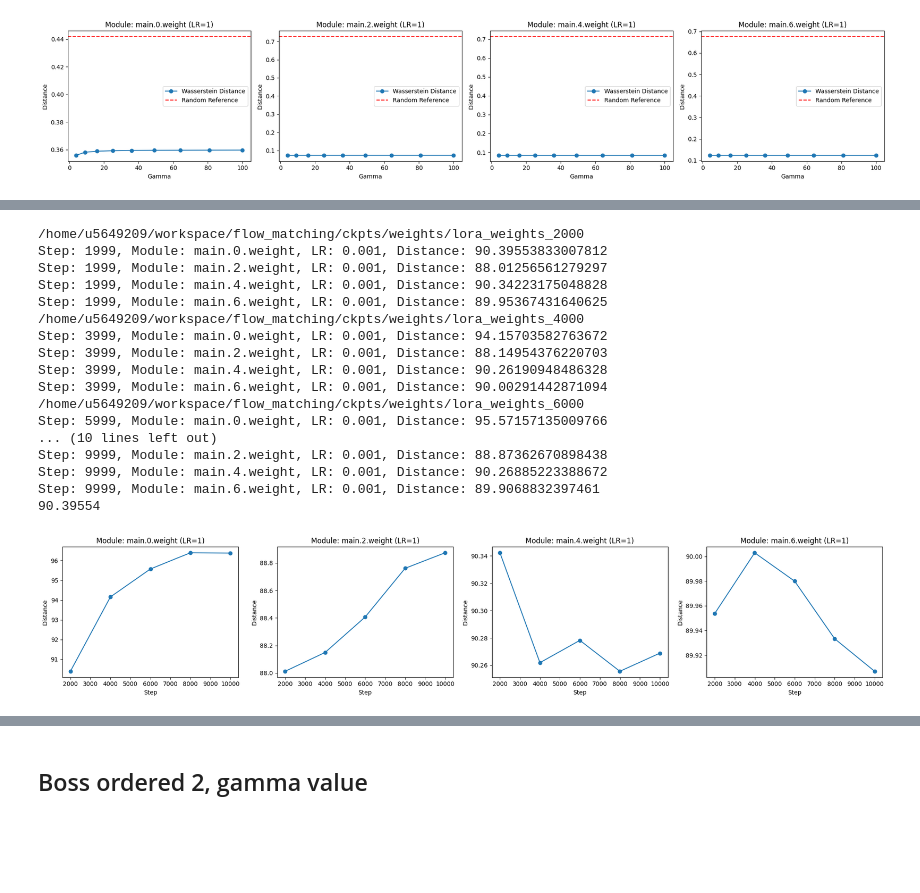
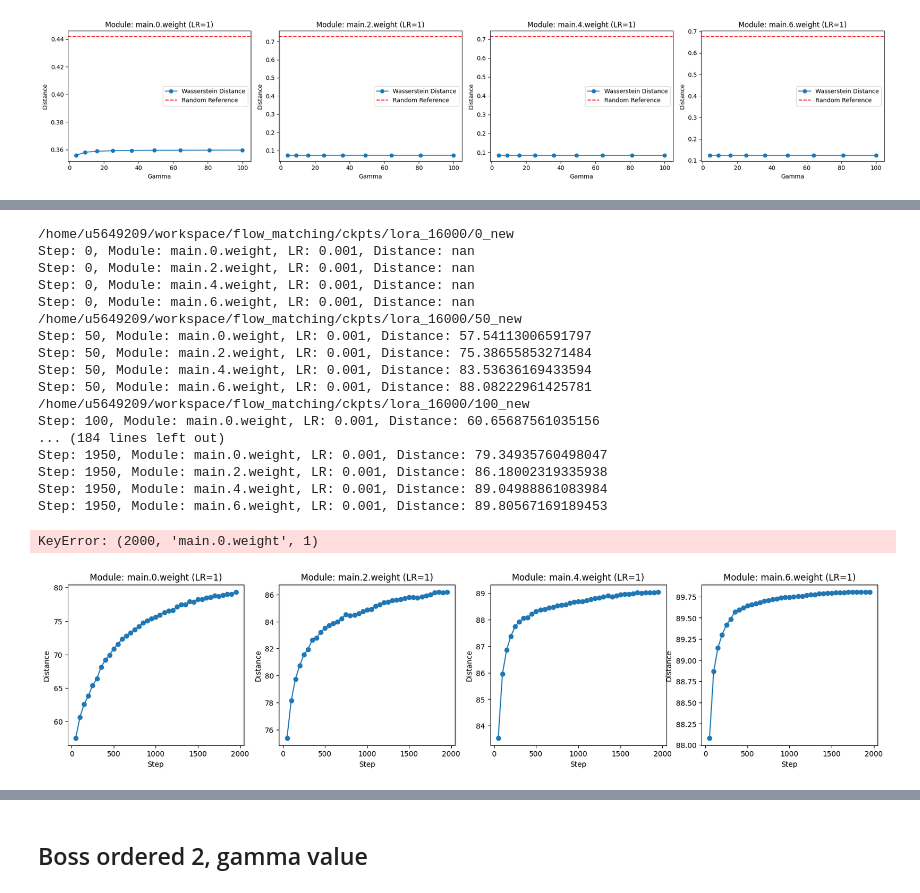
Before and after one commit to jkdxg8837/Diffusion_One, a Jupyter notebook: theorem_veri_loraone.ipynb, the cells around one changed output, grey strips where cells are left out. Drawn from its saved outputs; the diff is of its cells as text; code cells hidden in the pictures; blank space fills up the shorter version.

Commit message:
pre-train & gradient generation & readme & inference

```diff
--- a/theorem_veri_loraone.ipynb
+++ b/theorem_veri_loraone.ipynb
@@ -207,23 +72,31 @@ Layer 4: Wasserstein Distance (random) = 0.8439114347236515, Frobenius Norm (ran
 # %%
-from peft import LoraConfig, get_peft_model
 # checkpoint_steps = [1999,7999,13999,19999]
 vf_lora_reinit = MLP(input_dim=2, time_dim=1, hidden_dim=hidden_dim).to(device)
 vf_lora_reinit.load_state_dict(torch.load(f"/home/u5649209/workspace/flow_matching/ckpts/weights/raw_model_19999.pth", map_location=device))
 lora_config = LoraConfig(
     r=2,
     lora_alpha=4,
-    target_modules=["main.0", "main.2", "main.4", "main.6", "main.8"],  # target Linear layers in MLP
+    target_modules=["main.0", "main.2", "main.4", "main.6"],  # target Linear layers in MLP
     init_lora_weights="gaussian",
 )
 vf_lora_reinit = get_peft_model(vf_lora_reinit, lora_config)
 
+# Lora-v init
+# gamma = 9
+# with open(f'/home/u5649209/workspace/flow_matching/ckpts/raw_model_gradients/models_grads_step19999.pkl', 'rb') as f:
+#     named_grad = pickle.load(f)
+# _ = reinit_lora(vf_lora_reinit, gamma, named_grad)
+# state_dict = vf_lora_reinit.state_dict()
 
-gamma = 9
-with open(f'/home/u5649209/workspace/flow_matching/ckpts/raw_model_gradients/models_grads_step19999.pkl', 'rb') as f:
-    named_grad = pickle.load(f)
-_ = reinit_lora(vf_lora_reinit, gamma, named_grad)
-state_dict = vf_lora_reinit.state_dict()
+# lora init
+ckpt = 2000
 
+weight_path = f'/home/u5649209/workspace/flow_matching/ckpts/lora-one_pretrainiter_16000_0_15000_gamma81/{ckpt}_new'
+# Full model finetuned weights
+# peft_config = PeftConfig.from_pretrained(weight_path)
+vf_lora_compare = MLP(input_dim=2, time_dim=1, hidden_dim=hidden_dim).to(device)
+vf_lora_compare = PeftModel.from_pretrained(vf_lora_compare, weight_path)
+state_dict = vf_lora_compare.state_dict()
 
 layer_num  = [0, 2, 4, 6]
 
@@ -232,14 +105,14 @@ module_list = ["main.0.weight", "main.0.bias", "main.2.weight", "main.2.bias",
                    "main.4.weight", "main.4.bias", "main.6.weight", "main.6.bias",
                 #    "main.8.weight", "main.8.bias"
                 ]
-checkpoint_steps = [1999, 3999, 5999, 7999, 9999]
+checkpoint_steps = range(0, 3000, 50)
 
 
 distance_module_dict = {}
 # Calculate distance between original weights + lora_weights & trained weights
 for ckpt in checkpoint_steps:
 
-    weight_path = f'/home/u5649209/workspace/flow_matching/ckpts/weights/full_model_{ckpt}.pth'
+    weight_path = f'/home/u5649209/workspace/flow_matching/ckpts/fft_16000/{ckpt}_new.pth'
     # Full model finetuned weights
     loaded_weights = torch.load(weight_path, map_location=device)
 
@@ -281,7 +154,7 @@ for idx, module in enumerate(modules):
     axs[idx].set_xlabel("Step")
     axs[idx].set_ylabel("Distance")
     axs[idx].set_title(f"Module: {module} (LR={lr_fixed})")
-print(distance_module_dict[(1999, 'main.0.weight', 1)])
+
 plt.tight_layout()
 
 plt.show()
@@ -424,11 +297,11 @@ vf_lora_reinit.load_state_dict(torch.load(f"/home/u5649209/workspace/flow_matchi
 vf_lora_reinit = get_peft_model(vf_lora_reinit, lora_config)
 # print(vf.state_dict()['base_model.model.main.8.lora_A.default.weight'].shape)
 
-gamma = 9
-gamma_list = [4, 9 , 16, 25, 36, 49, 64, 81, 100]
-with open(f'/home/u5649209/workspace/flow_matching/ckpts/raw_model_gradients/models_grads_step19999.pkl', 'rb') as f:
+gamma = 81
+gamma_list = [4, 9, 16, 25, 36, 49, 64, 81, 100]
+with open(f'/home/u5649209/workspace/flow_matching/ckpts/raw_model_gradients/fullP16000_step0_data_new_iter_15000.pkl', 'rb') as f:
     named_grad = pickle.load(f)
-_ = reinit_lora(vf_lora_reinit, gamma, named_grad)
+_ = reinit_lora(vf_lora_reinit, gamma, named_grad, init_mode = "lora-one")
 state_dict = vf_lora_reinit.state_dict()
 
 
@@ -439,13 +312,13 @@ module_list = ["main.0.weight", "main.0.bias", "main.2.weight", "main.2.bias",
                    "main.4.weight", "main.4.bias", "main.6.weight", "main.6.bias",
                 #    "main.8.weight", "main.8.bias"
                 ]
-checkpoint_steps = [1999, 3999, 5999, 7999, 9999]
+checkpoint_steps = range(0, 2000, 50)
 
 distance_module_dict = {}
 # Calculate distance between original weights + lora_weights & trained weights
 for ckpt in checkpoint_steps:
 
-    weight_path = f'/home/u5649209/workspace/flow_matching/ckpts/weights/lora_weights_{ckpt+1}'
+    weight_path = f'/home/u5649209/workspace/flow_matching/ckpts/lora_16000/{ckpt}_new'
     # Full model finetuned weights
     # peft_config = PeftConfig.from_pretrained(weight_path)
     vf_lora_compare = MLP(input_dim=2, time_dim=1, hidden_dim=hidden_dim).to(device)
@@ -467,49 +340,50 @@ for ckpt in checkpoint_steps:
         # distance = wasserstein_distance(after_optimization_weights.cpu().numpy().flatten(), weights.cpu().numpy().flatten())
         weight_1=lora_combined_weights
         weight_2=lora_combined_weights_compare
 
         dot_product = np.dot(weight_1.flatten().cpu().numpy(), weight_2.flatten().cpu().numpy())
         norm_after = np.linalg.norm(weight_1.flatten().cpu().numpy())
         norm_weights = np.linalg.norm(weight_2.flatten().cpu().numpy())
         distance = np.arccos(np.clip(dot_product / (norm_after * norm_weights), -1.0, 1.0)) / np.pi * 180
         # Print the step, module, learning rate, and distance
         # print(f"Step: {step}, Module: {module}, LR: {lr}, Distance: {distance}")
         print(f"Step: {ckpt}, Module: {module}, LR: {lr}, Distance: {distance}")
         distance_module_dict[(ckpt, module, 1)] = distance
 
 # Plot distance vs step for learning rate = 1
 lr_fixed = 1
 modules = [m for m in module_list if 'bias' not in m]
 fig, axs = plt.subplots(1, len(modules), figsize=(5 * len(modules), 4))
 if len(modules) == 1:
     axs = [axs]
 for idx, module in enumerate(modules):
     steps = checkpoint_steps
     distances = [distance_module_dict[(step, module, lr_fixed)] for step in steps]
     axs[idx].plot(steps, distances, marker='o')
     axs[idx].set_xlabel("Step")
     axs[idx].set_ylabel("Distance")
     axs[idx].set_title(f"Module: {module} (LR={lr_fixed})")
-print(distance_module_dict[(1999, 'main.0.weight', 1)])
+print(distance_module_dict[(2000, 'main.0.weight', 1)])
 plt.tight_layout()
 plt.savefig("distance_vs_step_lr1.png")
 plt.show()
 # %% [output]
-/home/u5649209/workspace/flow_matching/ckpts/weights/lora_weights_2000
-Step: 1999, Module: main.0.weight, LR: 0.001, Distance: 90.39553833007812
-Step: 1999, Module: main.2.weight, LR: 0.001, Distance: 88.01256561279297
-Step: 1999, Module: main.4.weight, LR: 0.001, Distance: 90.34223175048828
-Step: 1999, Module: main.6.weight, LR: 0.001, Distance: 89.95367431640625
-/home/u5649209/workspace/flow_matching/ckpts/weights/lora_weights_4000
-Step: 3999, Module: main.0.weight, LR: 0.001, Distance: 94.15703582763672
-Step: 3999, Module: main.2.weight, LR: 0.001, Distance: 88.14954376220703
-Step: 3999, Module: main.4.weight, LR: 0.001, Distance: 90.26190948486328
-Step: 3999, Module: main.6.weight, LR: 0.001, Distance: 90.00291442871094
-/home/u5649209/workspace/flow_matching/ckpts/weights/lora_weights_6000
-Step: 5999, Module: main.0.weight, LR: 0.001, Distance: 95.57157135009766
-... (10 lines left out)
-Step: 9999, Module: main.2.weight, LR: 0.001, Distance: 88.87362670898438
-Step: 9999, Module: main.4.weight, LR: 0.001, Distance: 90.26885223388672
-Step: 9999, Module: main.6.weight, LR: 0.001, Distance: 89.9068832397461
-90.39554
+/home/u5649209/workspace/flow_matching/ckpts/lora_16000/0_new
+Step: 0, Module: main.0.weight, LR: 0.001, Distance: nan
+Step: 0, Module: main.2.weight, LR: 0.001, Distance: nan
+Step: 0, Module: main.4.weight, LR: 0.001, Distance: nan
+Step: 0, Module: main.6.weight, LR: 0.001, Distance: nan
+/home/u5649209/workspace/flow_matching/ckpts/lora_16000/50_new
+Step: 50, Module: main.0.weight, LR: 0.001, Distance: 57.54113006591797
+Step: 50, Module: main.2.weight, LR: 0.001, Distance: 75.38655853271484
+Step: 50, Module: main.4.weight, LR: 0.001, Distance: 83.53636169433594
+Step: 50, Module: main.6.weight, LR: 0.001, Distance: 88.08222961425781
+/home/u5649209/workspace/flow_matching/ckpts/lora_16000/100_new
+Step: 100, Module: main.0.weight, LR: 0.001, Distance: 60.65687561035156
+... (184 lines left out)
+Step: 1950, Module: main.0.weight, LR: 0.001, Distance: 79.34935760498047
+Step: 1950, Module: main.2.weight, LR: 0.001, Distance: 86.18002319335938
+Step: 1950, Module: main.4.weight, LR: 0.001, Distance: 89.04988861083984
+Step: 1950, Module: main.6.weight, LR: 0.001, Distance: 89.80567169189453
+KeyError: (2000, 'main.0.weight', 1)
-[figure, old version]
+[figure, new version]
```
Also changed, not shown: parts of 11 cells of this notebook, 20 other files.
